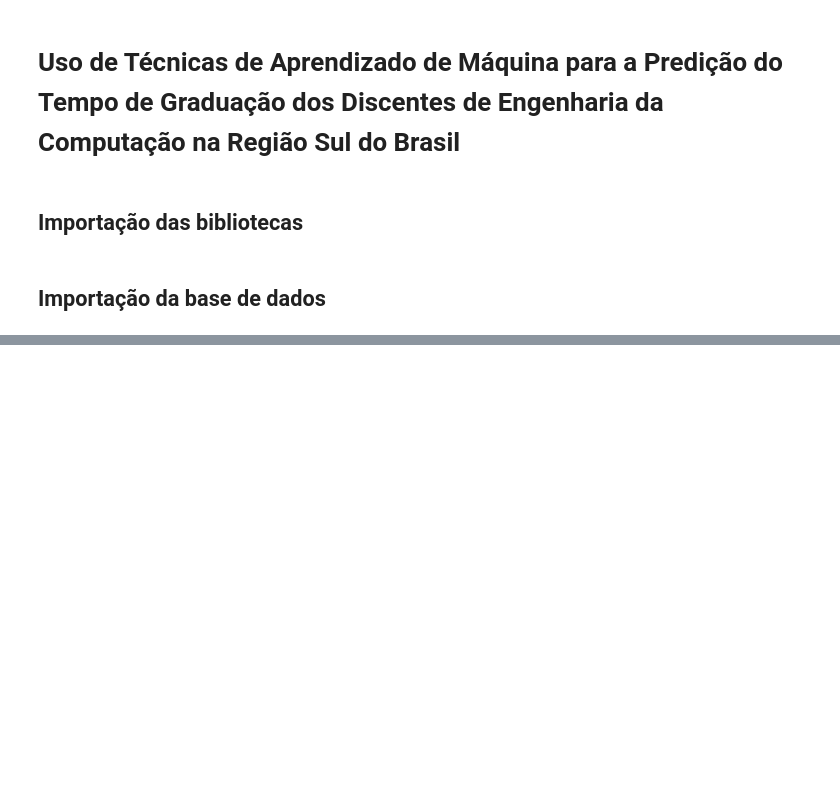
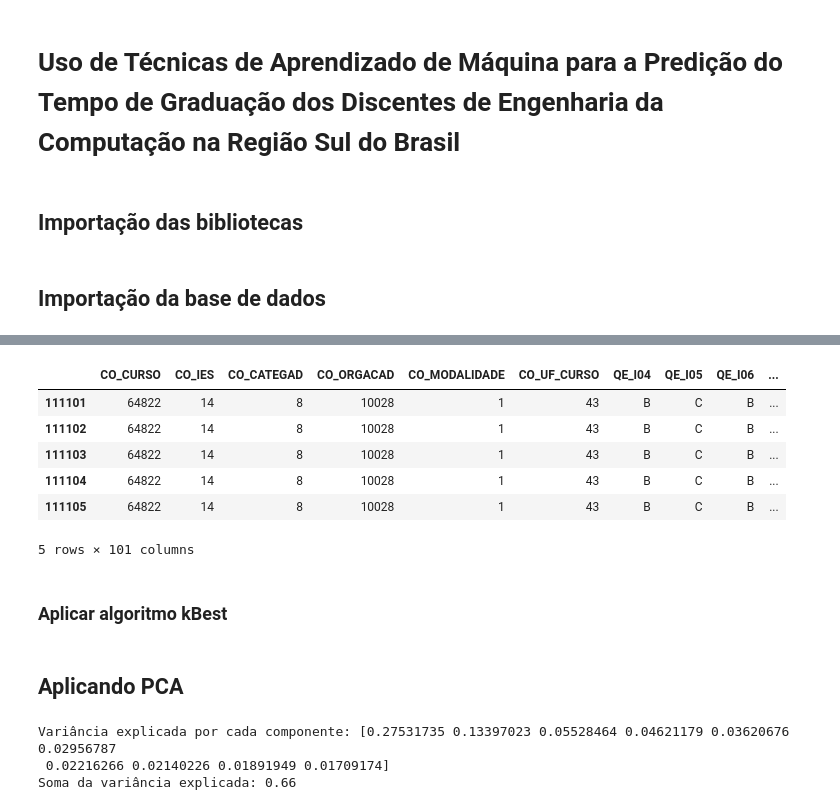
Before and after one commit to brenonpaul/ml-tempo-graduacao, a Jupyter notebook: get_data.ipynb, the cells around one changed output, grey strips where cells are left out. Drawn from its saved outputs; the diff is of its cells as text; code cells hidden in the pictures; blank space fills up the shorter version.

```diff
--- a/get_data.ipynb
+++ b/get_data.ipynb
@@ -61,0 +115,9 @@ df_final.to_csv(os.path.join(caminho_diretorio, "base_final.csv"), index=False,
+# %%
+df = df.drop(columns=[
+    'NU_ANO', 'CO_GRUPO', 'CO_MUNIC_CURSO', 'CO_REGIAO_CURSO',
+    'NU_ITEM_OFG', 'NU_ITEM_OFG_Z', 'NU_ITEM_OFG_X', 'NU_ITEM_OFG_N',
+    'NU_ITEM_OCE', 'NU_ITEM_OCE_Z', 'NU_ITEM_OCE_X', 'NU_ITEM_OCE_N',
+    'DS_VT_GAB_OFG_FIN', 'DS_VT_GAB_OCE_FIN', 'DS_VT_ESC_OFG', 'DS_VT_ACE_OFG',
+    'DS_VT_ESC_OCE', 'DS_VT_ACE_OCE', 'TP_PRES', 'TP_PR_GER', 'TP_PR_OB_FG',
+    'TP_PR_DI_FG', 'TP_PR_OB_CE', 'TP_PR_DI_CE', 'TP_SFG_D1', 'TP_SCE_D1'
+])
@@ -61,0 +126,26 @@ df_final.to_csv(os.path.join(caminho_diretorio, "base_final.csv"), index=False,
+# %%
+# Lista de colunas a discretizar
+cols = [
+    'NT_GER', 'NT_FG', 'NT_OBJ_FG', 'NT_DIS_FG',
+    'NT_FG_D1', 'NT_FG_D1_PT', 'NT_FG_D1_CT',
+    'NT_CE', 'NT_OBJ_CE', 'NT_DIS_CE', 'NT_CE_D1'
+]
+
+# Função de discretização simples (quebra em 5 faixas)
+def discretize_score(val):
+    if pd.isna(val):
+        return np.nan
+    elif val < 20:
+        return 0
+    elif val < 40:
+        return 1
+    elif val < 60:
+        return 2
+    elif val < 80:
+        return 3
+    else:
+        return 4
+
+# Aplicar discretização
+for col in cols:
+    df[col] = df[col].apply(discretize_score)
@@ -61,0 +175,12 @@ df_final.to_csv(os.path.join(caminho_diretorio, "base_final.csv"), index=False,
+# %%
+df.head()
+# %% [output]
+|  | CO_CURSO | CO_IES | CO_CATEGAD | CO_ORGACAD | CO_MODALIDADE | CO_UF_CURSO | QE_I04 | QE_I05 | QE_I06 | ... |
+| 111101 | 64822 | 14 | 8 | 10028 | 1 | 43 | B | C | B | ... |
+| 111102 | 64822 | 14 | 8 | 10028 | 1 | 43 | B | C | B | ... |
+| 111103 | 64822 | 14 | 8 | 10028 | 1 | 43 | B | C | B | ... |
+| 111104 | 64822 | 14 | 8 | 10028 | 1 | 43 | B | C | B | ... |
+| 111105 | 64822 | 14 | 8 | 10028 | 1 | 43 | B | C | B | ... |
+5 rows × 101 columns
+# %% [markdown]
+### Aplicar algoritmo kBest
@@ -61,0 +216,33 @@ df_final.to_csv(os.path.join(caminho_diretorio, "base_final.csv"), index=False,
+# %% [markdown]
+## Aplicando PCA
+# %%
+from sklearn.decomposition import PCA
+from sklearn.model_selection import train_test_split
+from sklearn.preprocessing import LabelEncoder, StandardScaler
+
+# Codificação de variáveis categóricas
+le = LabelEncoder()
+categorical_cols = df.select_dtypes(include='object').columns
+
+for col in categorical_cols:
+    df[col] = le.fit_transform(df[col].astype(str))
+
+# Separando features e alvo
+X = df.drop('ANOS_CURS', axis=1)
+y = df['ANOS_CURS']
+
+# Padronização dos dados (necessária para PCA)
+scaler = StandardScaler()
+X_scaled = scaler.fit_transform(X)
+
+# Aplicando PCA para reduzir para 10 componentes
+pca = PCA(n_components=10)
+X_pca = pca.fit_transform(X_scaled)
+
+# Exibir a variância explicada por cada componente
+print(f'Variância explicada por cada componente: {pca.explained_variance_ratio_}')
+print(f'Soma da variância explicada: {sum(pca.explained_variance_ratio_):.2f}')
+# %% [output]
+Variância explicada por cada componente: [0.27531735 0.13397023 0.05528464 0.04621179 0.03620676 0.02956787
+ 0.02216266 0.02140226 0.01891949 0.01709174]
+Soma da variância explicada: 0.66
```
Also changed, not shown: parts of 39 cells of this notebook, 9 other files.
